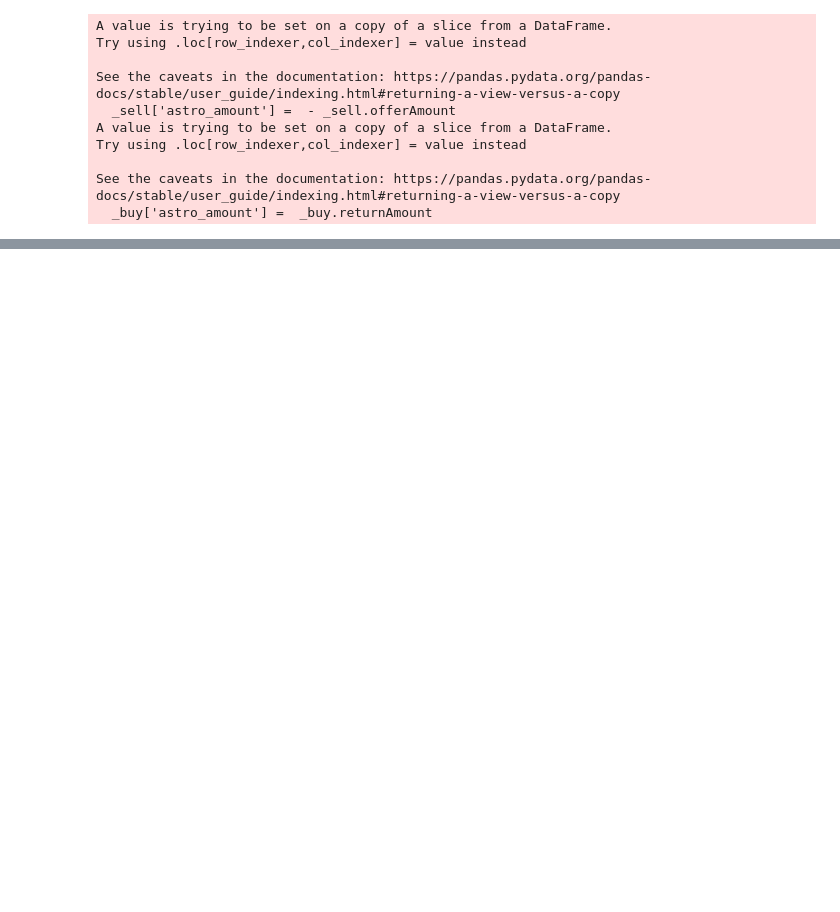
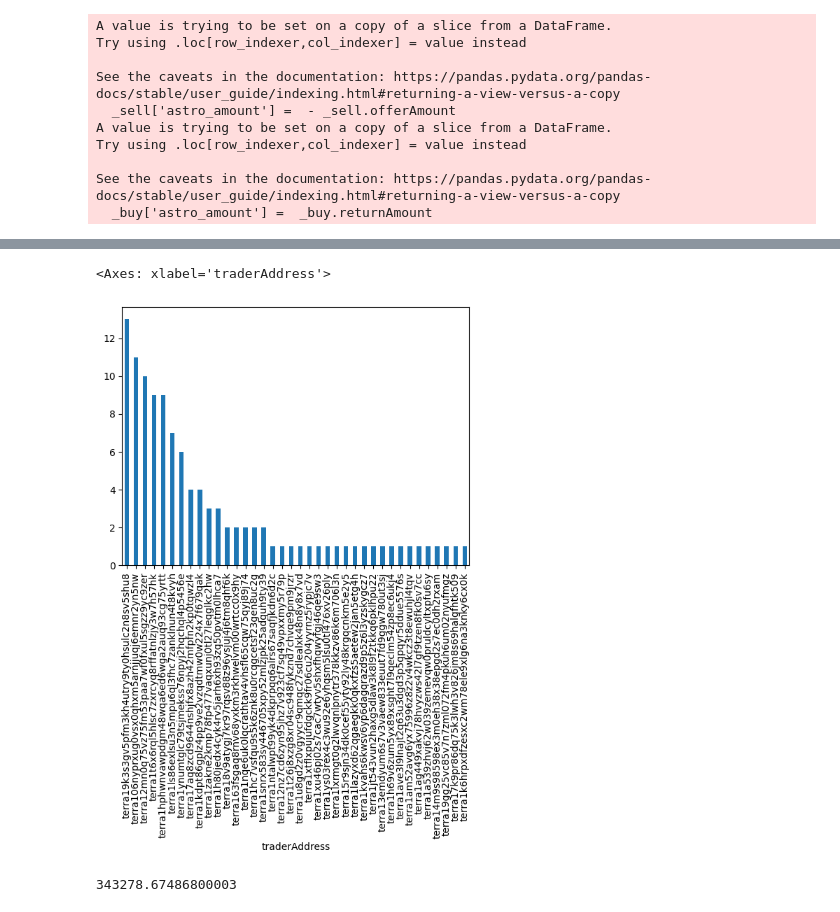
Before and after one commit to IncioMan/cosmos-activities-dashboard, a Jupyter notebook: python/astro_analysis.ipynb, the cells around one changed output, grey strips where cells are left out. Cells and saved outputs as stored; diff of their text form; code cells hidden in the pictures; blank space fills up the shorter version.

```diff
--- a/python/astro_analysis.ipynb
+++ b/python/astro_analysis.ipynb
@@ -151,0 +156,3 @@ daily_delta[["traderAddress","astro_amount"]].groupby(['traderAddress']).sum().r
+# %%
+whales_movements_first_july = daily_delta[daily_delta.date>='2023-07-01'].merge(whales, on='traderAddress')
+whales_movements_first_july
@@ -151,0 +173,5 @@ daily_delta[["traderAddress","astro_amount"]].groupby(['traderAddress']).sum().r
+# %%
+whales_movements_first_july.traderAddress.value_counts().plot(kind='bar')
+# %% [output]
+<Axes: xlabel='traderAddress'>
+[figure, added]
@@ -151,0 +180,5 @@ daily_delta[["traderAddress","astro_amount"]].groupby(['traderAddress']).sum().r
+# %%
+whales_movements_first_july[whales_movements_first_july.traderAddress==\
+    whales_movements_first_july.traderAddress.value_counts().index[index]].astro_amount.sum()
+# %% [output]
+343278.67486800003
```
Also changed, not shown: parts of 7 cells of this notebook, 1 other file.
